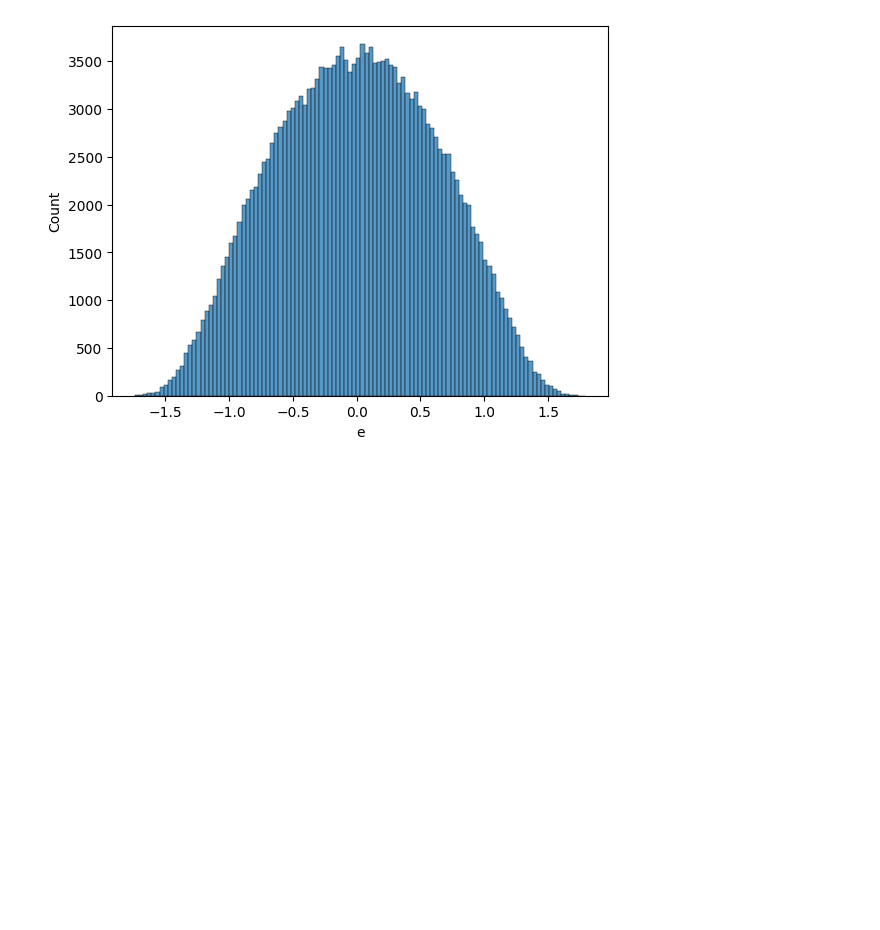
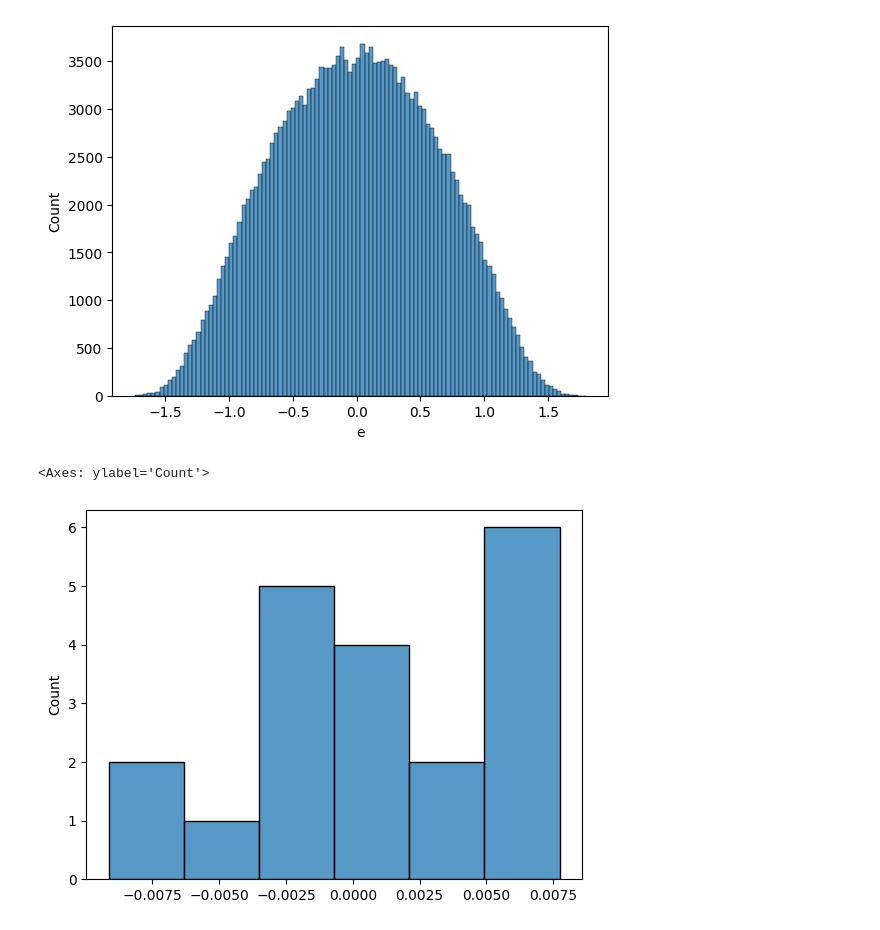
Before and after one commit to hiaac-nlp/FairPIVARA, a Jupyter notebook: visualizer.ipynb, the cells around one changed output. Cells and saved outputs as stored; diff of their text form; code cells hidden in the pictures; blank space fills up the shorter version.

```diff
--- a/visualizer.ipynb
+++ b/visualizer.ipynb
@@ -25,3 +13,8 @@ import numpy as np
 # %%
-csv_file = '/home/diego.moreira/FairPIVARA/results_in_csv_separately_10000.csv'
+interations = 10000
+bias_type = 'random_A_B'
+csv_file = f'/home/diego.moreira/FairPIVARA/results_in_csv_{bias_type}_{interations}.csv'
+# %%
+pares = 20
+original_values = np.array([1.4252794981002808, 0.9186360239982605, -1.0560377836227417, -0.9705951809883118, -0.5649810433387756, -1.0659263134002686, 0.5286650061607361, -0.13093699514865875, -0.653122067451477, 0.7998924255371094, -0.0035296129062771797, -1.655595064163208, -1.5960325002670288, -0.725359320640564, -1.710771918296814, -1.6722334623336792, -1.5765864849090576, -1.5342515707015991, -0.18285144865512848, -1.334985613822937])
 # %%
@@ -31,5 +24,15 @@ sns.histplot(data=df,x='e')
 # %% [output]
 <Axes: xlabel='e', ylabel='Count'>
 [figure]
+# %%
+mean_e_per_concept_geral = [0] * pares
+sum = 0
+for i in range(len(df)):
+    mean_e_per_concept_geral[i % pares] += df['e'][i]
+mean_e_per_concept_geral = [x / interations for x in mean_e_per_concept_geral]
+sns.histplot(data=mean_e_per_concept_geral,stat='count')
+# %% [output]
+<Axes: ylabel='Count'>
+[figure, added]
 # %%
 mean_e = []
```
Also changed, not shown: parts of 51 cells of this notebook, 3 other files.
